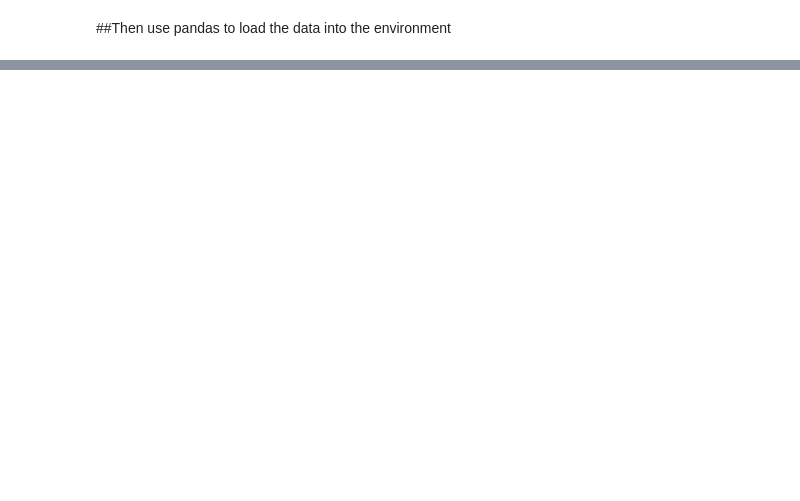
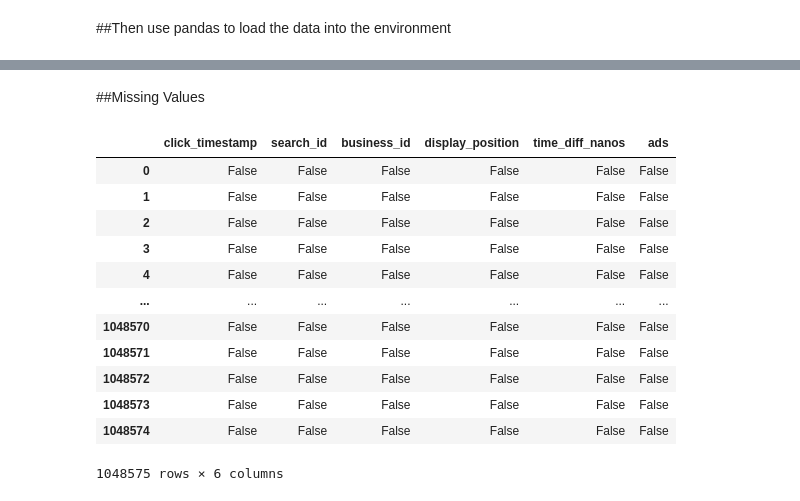
Before and after one commit to Suphattha/KKU_data_mining, a Jupyter notebook: Pandas_101.ipynb, the cells around one changed output, grey strips where cells are left out. Saved outputs shown, nothing was run; the diff lists cells and outputs as text; code cells hidden in the pictures; blank space fills up the shorter version.

Commit message:
Handle missing 1-3 no comment

```diff
--- a/Pandas_101.ipynb
+++ b/Pandas_101.ipynb
@@ -23,0 +29,2 @@ FileNotFoundError: ignored
+# %%
+search_click_df = pandas.read_csv(search_click)
@@ -23,0 +109,18 @@ FileNotFoundError: ignored
+# %% [markdown]
+##Missing Values
+# %%
+search_click_df.isnull()
+# %% [output]
+|  | click_timestamp | search_id | business_id | display_position | time_diff_nanos | ads |
+| 0 | False | False | False | False | False | False |
+| 1 | False | False | False | False | False | False |
+| 2 | False | False | False | False | False | False |
+| 3 | False | False | False | False | False | False |
+| 4 | False | False | False | False | False | False |
+| ... | ... | ... | ... | ... | ... | ... |
+| 1048570 | False | False | False | False | False | False |
+| 1048571 | False | False | False | False | False | False |
+| 1048572 | False | False | False | False | False | False |
+| 1048573 | False | False | False | False | False | False |
+| 1048574 | False | False | False | False | False | False |
+1048575 rows × 6 columns
```
Also changed, not shown: parts of 62 cells of this notebook.
